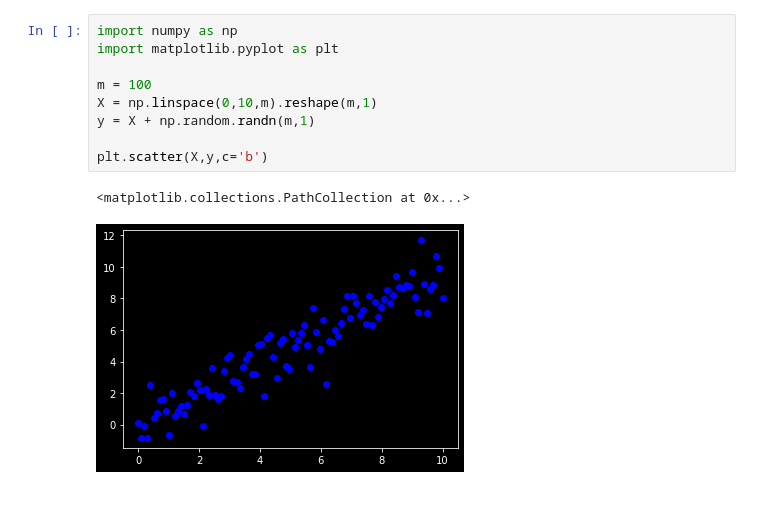
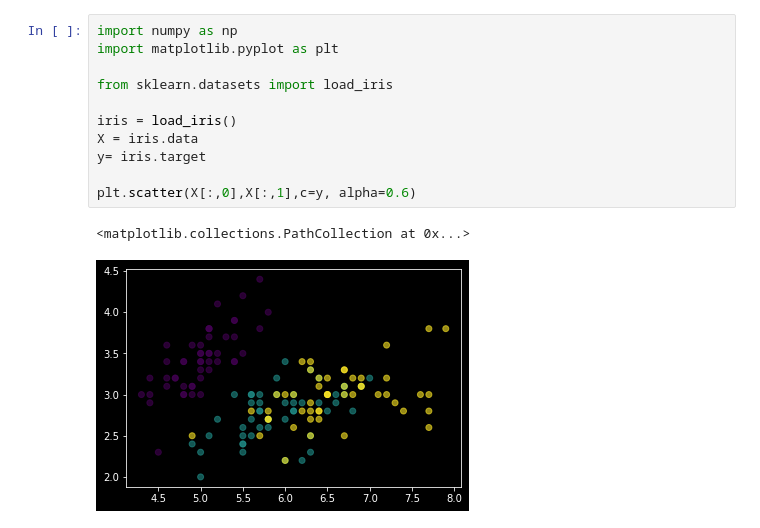
Before and after one commit to e-coucou/0-Draft, a Jupyter notebook: Learn 002.ipynb, the cells around one changed output. Drawn from its saved outputs; the diff is of its cells as text; blank space fills up the shorter version.

```diff
--- a/Learn 002.ipynb
+++ b/Learn 002.ipynb
@@ -1,12 +1,14 @@
 # %%
 import numpy as np
 import matplotlib.pyplot as plt
 
-m = 100
-X = np.linspace(0,10,m).reshape(m,1)
-y = X + np.random.randn(m,1)
+from sklearn.datasets import load_iris
 
-plt.scatter(X,y,c='b')
+iris = load_iris()
+X = iris.data
+y= iris.target
+
+plt.scatter(X[:,0],X[:,1],c=y, alpha=0.6)
 # %% [output]
 <matplotlib.collections.PathCollection at 0x...>
-[figure, old version]
+[figure, new version]
```
Also changed, not shown: parts of 13 cells of this notebook, 1 other file.
